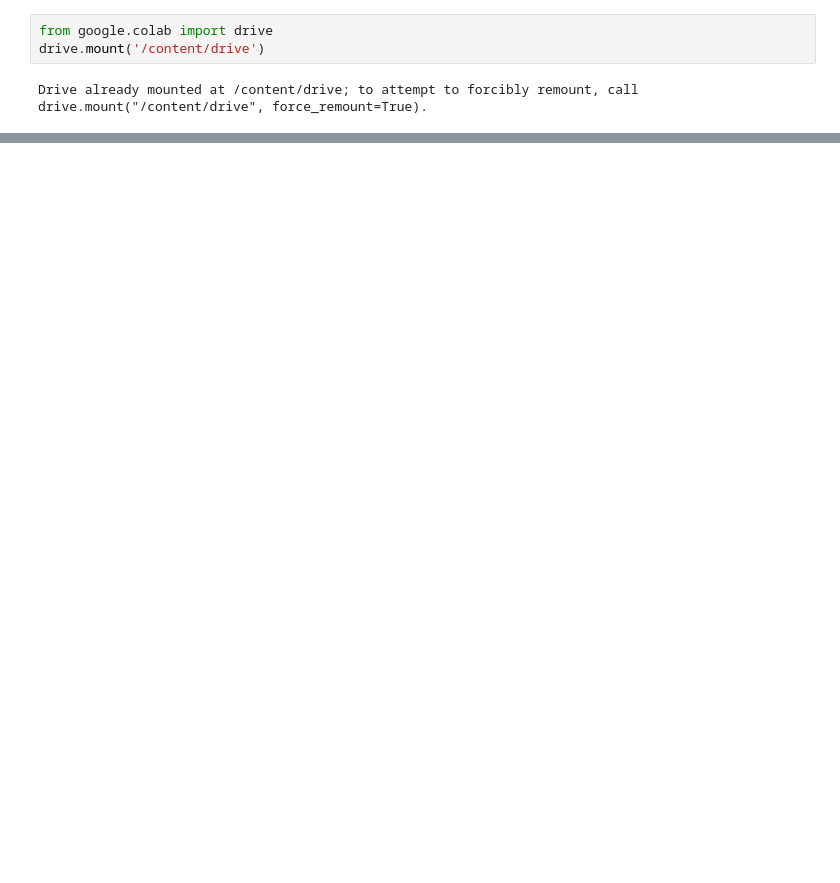
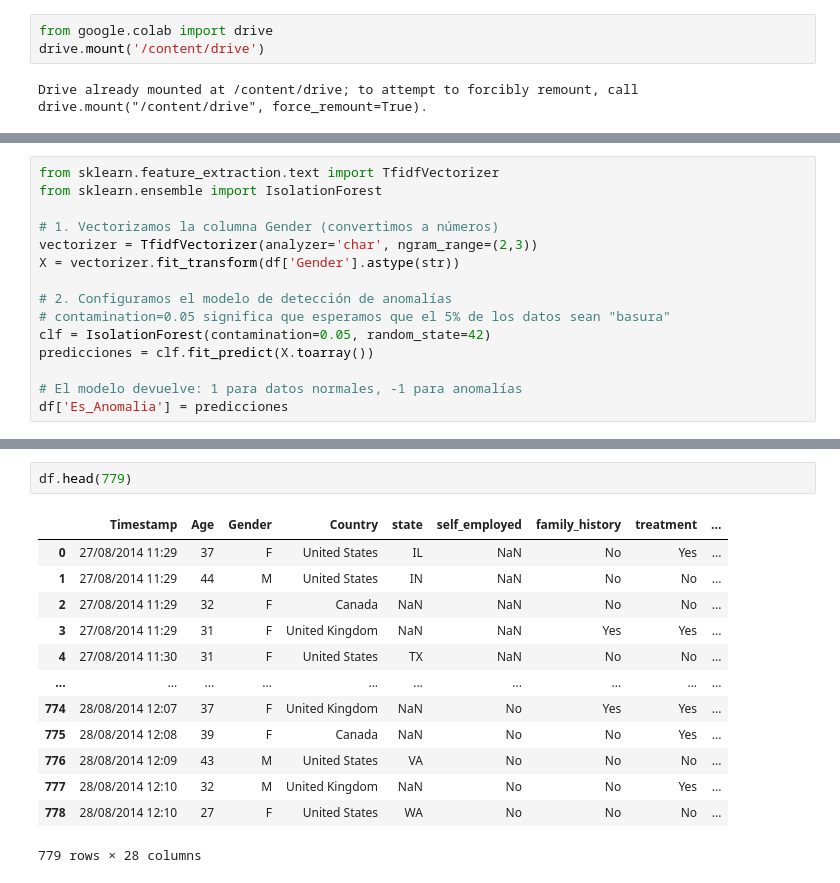
Before and after one commit to darig7w7/ProyectoSaludMental, a Jupyter notebook: SaludMental.ipynb, the cells around one changed output, grey strips where cells are left out. Cells and saved outputs as stored; diff of their text form; blank space fills up the shorter version.

```diff
--- a/SaludMental.ipynb
+++ b/SaludMental.ipynb
@@ -21,0 +60,15 @@ df.head()
+# %%
+from sklearn.feature_extraction.text import TfidfVectorizer
+from sklearn.ensemble import IsolationForest
+
+# 1. Vectorizamos la columna Gender (convertimos a números)
+vectorizer = TfidfVectorizer(analyzer='char', ngram_range=(2,3))
+X = vectorizer.fit_transform(df['Gender'].astype(str))
+
+# 2. Configuramos el modelo de detección de anomalías
+# contamination=0.05 significa que esperamos que el 5% de los datos sean "basura"
+clf = IsolationForest(contamination=0.05, random_state=42)
+predicciones = clf.fit_predict(X.toarray())
+
+# El modelo devuelve: 1 para datos normales, -1 para anomalías
+df['Es_Anomalia'] = predicciones
@@ -21,0 +121,16 @@ df.head()
+# %%
+df.head(779)
+# %% [output]
+|  | Timestamp | Age | Gender | Country | state | self_employed | family_history | treatment | ... |
+| 0 | 27/08/2014 11:29 | 37 | F | United States | IL | NaN | No | Yes | ... |
+| 1 | 27/08/2014 11:29 | 44 | M | United States | IN | NaN | No | No | ... |
+| 2 | 27/08/2014 11:29 | 32 | F | Canada | NaN | NaN | No | No | ... |
+| 3 | 27/08/2014 11:29 | 31 | F | United Kingdom | NaN | NaN | Yes | Yes | ... |
+| 4 | 27/08/2014 11:30 | 31 | F | United States | TX | NaN | No | No | ... |
+| ... | ... | ... | ... | ... | ... | ... | ... | ... | ... |
+| 774 | 28/08/2014 12:07 | 37 | F | United Kingdom | NaN | No | Yes | Yes | ... |
+| 775 | 28/08/2014 12:08 | 39 | F | Canada | NaN | No | No | Yes | ... |
+| 776 | 28/08/2014 12:09 | 43 | M | United States | VA | No | No | No | ... |
+| 777 | 28/08/2014 12:10 | 32 | M | United Kingdom | NaN | No | No | Yes | ... |
+| 778 | 28/08/2014 12:10 | 27 | F | United States | WA | No | No | No | ... |
+779 rows × 28 columns
```
Also changed, not shown: parts of 7 cells of this notebook.
